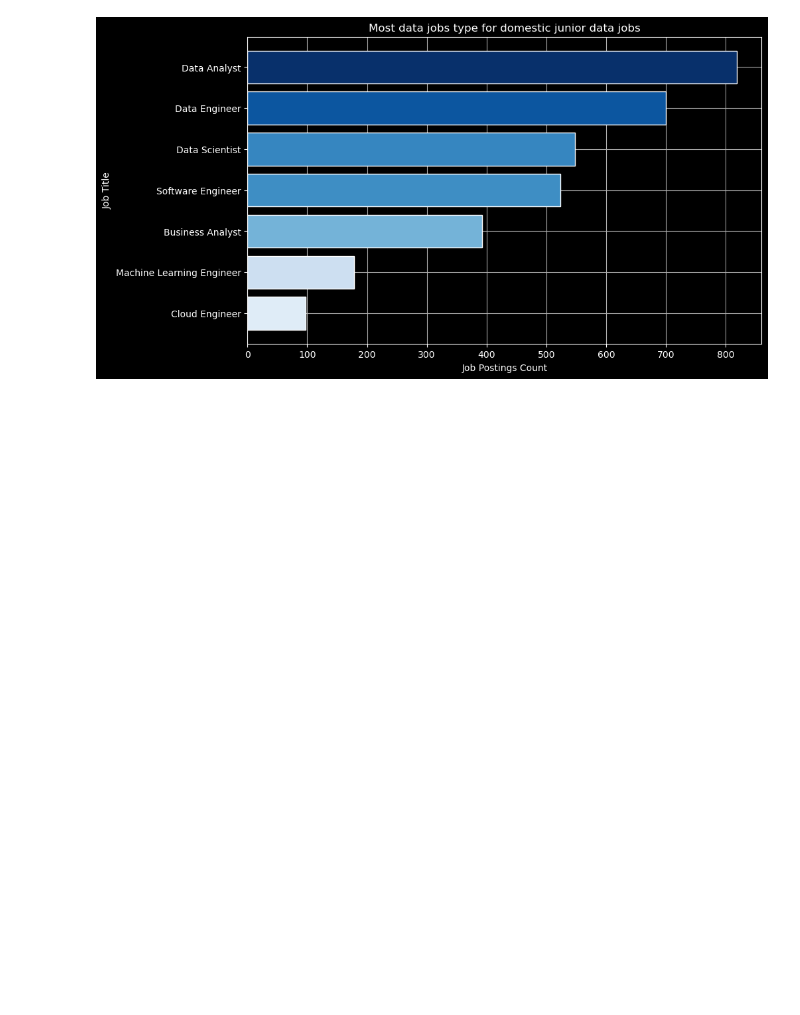
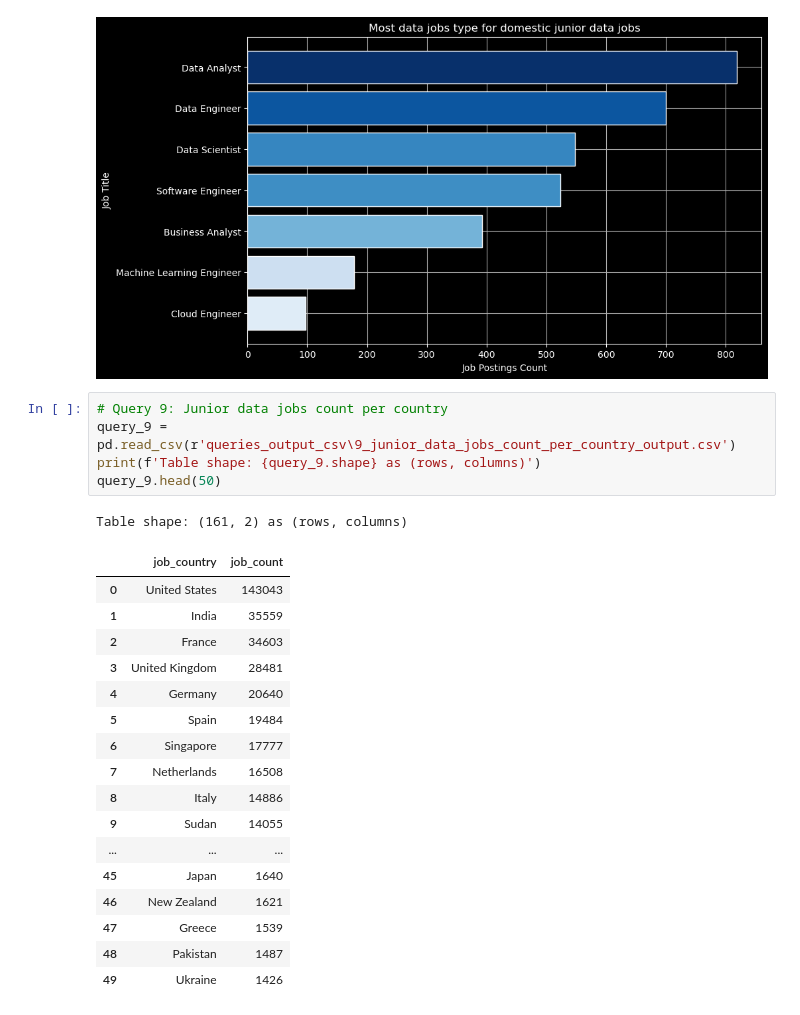
Before and after one commit to EtayDabach/Data-Job-Postings-Analysis-2023, a Jupyter notebook: ploting_analysis.ipynb, the cells around one changed output. Drawn from its saved outputs; the diff is of its cells as text; blank space fills up the shorter version.

```diff
--- a/ploting_analysis.ipynb
+++ b/ploting_analysis.ipynb
@@ -283,3 +283,27 @@ ylabel_8 = 'Job Title'
 fig_8, ax_8 = barh_plot(query_8_job_title, query_8_postings_count, figsize_8, title_8, xlabel_8, ylabel_8, colordiv=True)
 # %% [output]
 [figure]
+# %%
+# Query 9: Junior data jobs count per country
+query_9 = pd.read_csv(r'queries_output_csv\9_junior_data_jobs_count_per_country_output.csv')
+print(f'Table shape: {query_9.shape} as (rows, columns)')
+query_9.head(50)
+# %% [output]
+Table shape: (161, 2) as (rows, columns)
+|  | job_country | job_count |
+| 0 | United States | 143043 |
+| 1 | India | 35559 |
+| 2 | France | 34603 |
+| 3 | United Kingdom | 28481 |
+| 4 | Germany | 20640 |
+| 5 | Spain | 19484 |
+| 6 | Singapore | 17777 |
+| 7 | Netherlands | 16508 |
+| 8 | Italy | 14886 |
+| 9 | Sudan | 14055 |
+| ... | ... | ... |
+| 45 | Japan | 1640 |
+| 46 | New Zealand | 1621 |
+| 47 | Greece | 1539 |
+| 48 | Pakistan | 1487 |
+| 49 | Ukraine | 1426 |
```
Also changed, not shown: parts of 1 cell of this notebook, 1 other file.
